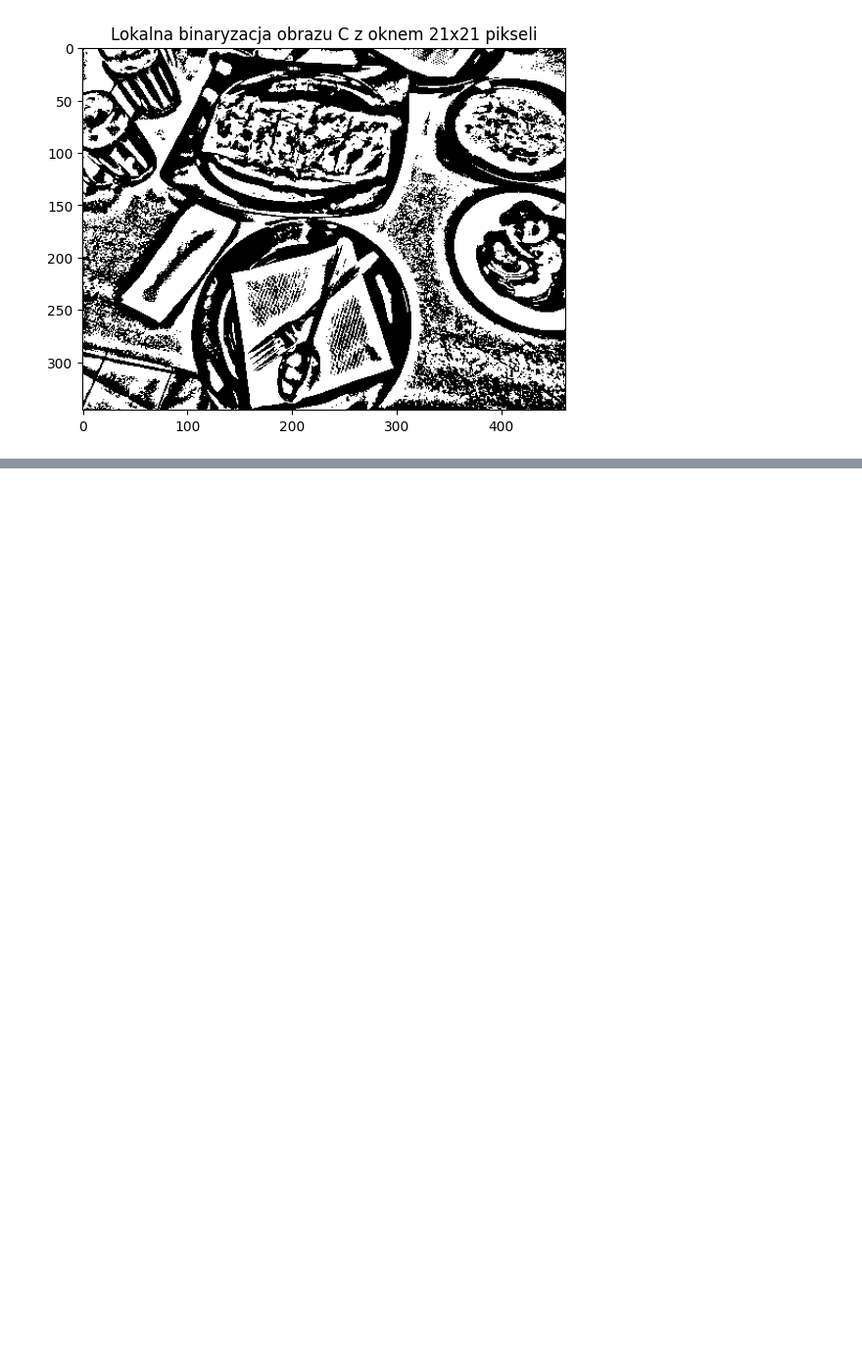
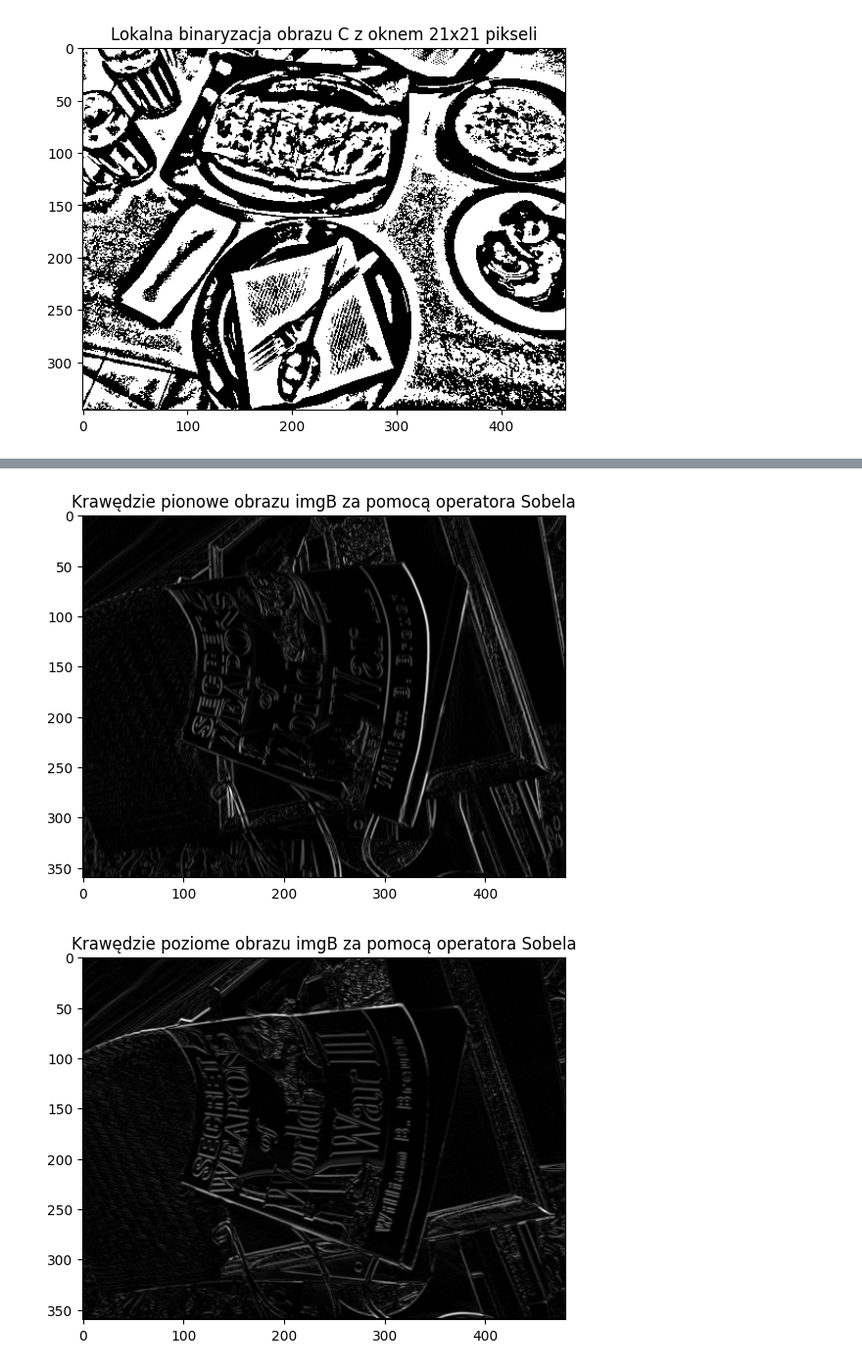
Before and after one commit to Isembart/Grafika-Komputerowa, a Jupyter notebook: Lab2/lab2.ipynb, the cells around one changed output, grey strips where cells are left out. Shown at 98% size. Saved outputs shown, nothing was run; the diff lists cells and outputs as text; code cells hidden in the pictures; blank space fills up the shorter version.

```diff
--- a/Lab2/lab2.ipynb
+++ b/Lab2/lab2.ipynb
@@ -136,0 +184,38 @@ plt.show()
+# %%
+def zad3(img, N):
+    sobel_vertical = np.array([[1, 0, -1], [2, 0, -2], [1, 0, -1]])
+    sobel_horizontal = np.array([[1, 2, 1], [0, 0, 0], [-1, -2, -1]])
+
+    double_img = np.astype(img, np.float64)
+    vertical_edges = abs(cv2.filter2D(double_img, -1, sobel_vertical))
+    horizontal_edges = abs(cv2.filter2D(double_img, -1, sobel_horizontal))
+
+    img_edges = vertical_edges + horizontal_edges
+
+    # normalizacja gradientów
+    vertical_edges = 255 * vertical_edges / np.max(vertical_edges)
+    horizontal_edges = 255 * horizontal_edges / np.max(horizontal_edges)
+    img_edges = 255 * img_edges / np.max(img_edges)
+
+    return img_edges.astype(np.uint8), vertical_edges.astype(np.uint8), horizontal_edges.astype(np.uint8)
+
+images = []
+images.append((imgB, "imgB"))
+images.append((imgC, "imgC"))
+
+for img, name in images:
+    edges, vertical, horizontal = zad3(img, 3)
+    plt.imshow(vertical, cmap='gray')
+    plt.title('Krawędzie pionowe obrazu ' + name + ' za pomocą operatora Sobela')
+    plt.show()
+
+    plt.imshow(horizontal, cmap='gray')
+    plt.title('Krawędzie poziome obrazu ' + name + ' za pomocą operatora Sobela')
+    plt.show()
+
+    plt.imshow(edges, cmap='gray')
+    plt.title('Krawędzie obrazu ' + name + ' za pomocą operatora Sobela')
+    plt.show()
+# %% [output]
+[figure, added]
+[figure, added]
```
Also changed, not shown: parts of 7 cells of this notebook.
